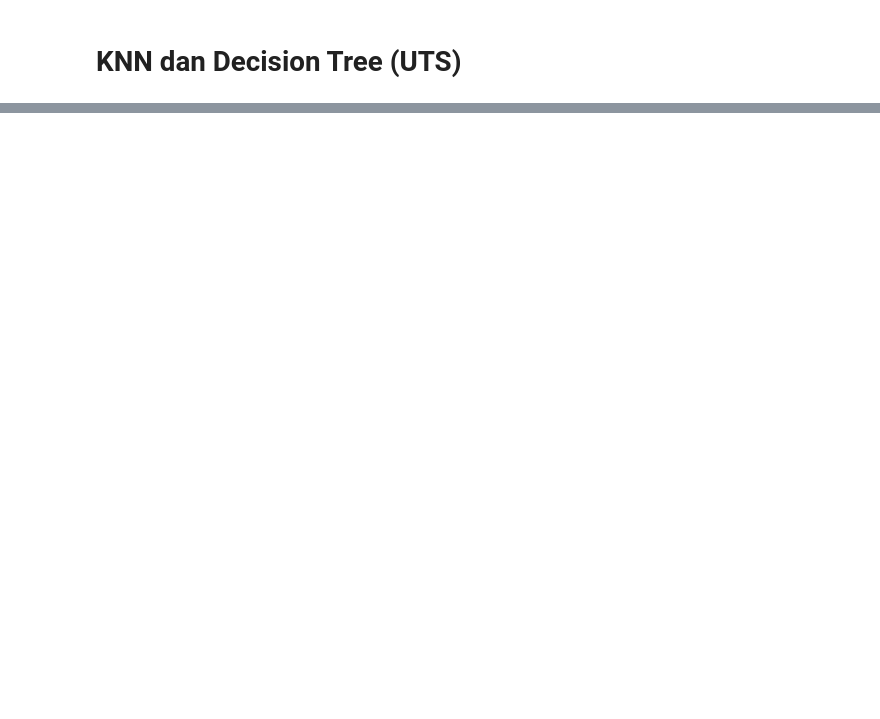
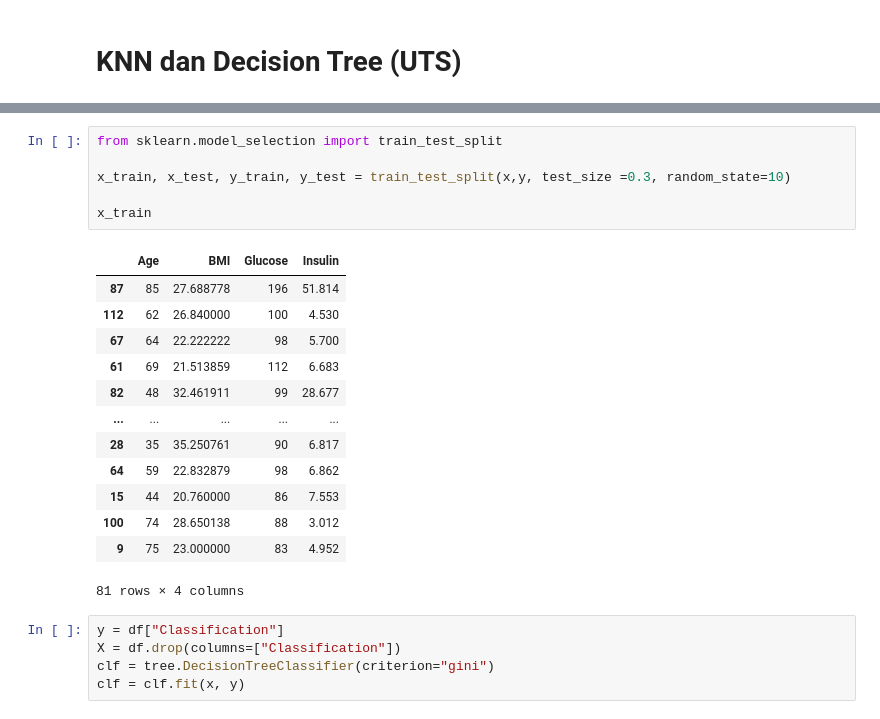
Before and after one commit to akhmadamanulloh/datamining, a Jupyter notebook: _sources/Tugas6.ipynb, the cells around one changed output, grey strips where cells are left out. Saved outputs shown, nothing was run; the diff lists cells and outputs as text; blank space fills up the shorter version.

```diff
--- a/_sources/Tugas6.ipynb
+++ b/_sources/Tugas6.ipynb
@@ -198,0 +170,25 @@ array([1])
+# %%
+from sklearn.model_selection import train_test_split
+
+x_train, x_test, y_train, y_test = train_test_split(x,y, test_size =0.3, random_state=10)
+
+x_train
+# %% [output]
+|  | Age | BMI | Glucose | Insulin |
+| 87 | 85 | 27.688778 | 196 | 51.814 |
+| 112 | 62 | 26.840000 | 100 | 4.530 |
+| 67 | 64 | 22.222222 | 98 | 5.700 |
+| 61 | 69 | 21.513859 | 112 | 6.683 |
+| 82 | 48 | 32.461911 | 99 | 28.677 |
+| ... | ... | ... | ... | ... |
+| 28 | 35 | 35.250761 | 90 | 6.817 |
+| 64 | 59 | 22.832879 | 98 | 6.862 |
+| 15 | 44 | 20.760000 | 86 | 7.553 |
+| 100 | 74 | 28.650138 | 88 | 3.012 |
+| 9 | 75 | 23.000000 | 83 | 4.952 |
+81 rows × 4 columns
+# %%
+y = df["Classification"]
+X = df.drop(columns=["Classification"])
+clf = tree.DecisionTreeClassifier(criterion="gini")
+clf = clf.fit(x, y)
```
Also changed, not shown: parts of 44 cells of this notebook, 5 other files.
